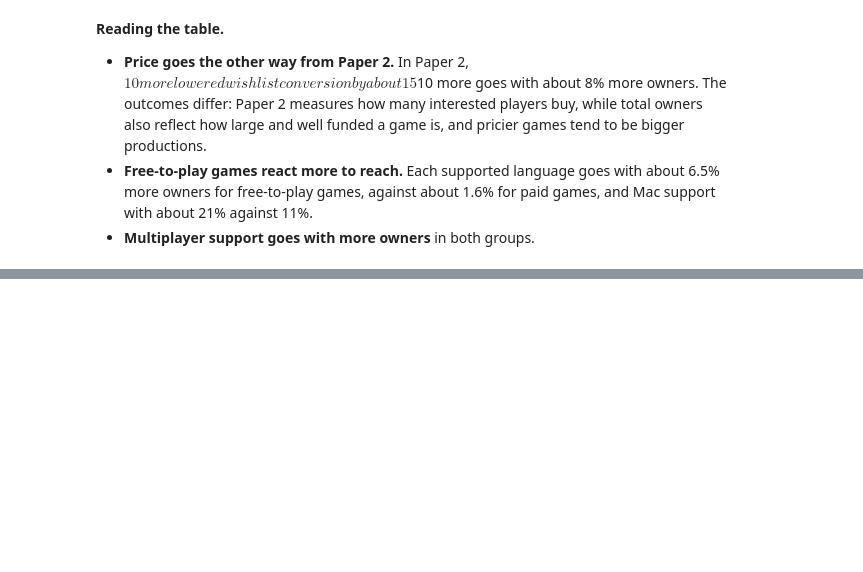
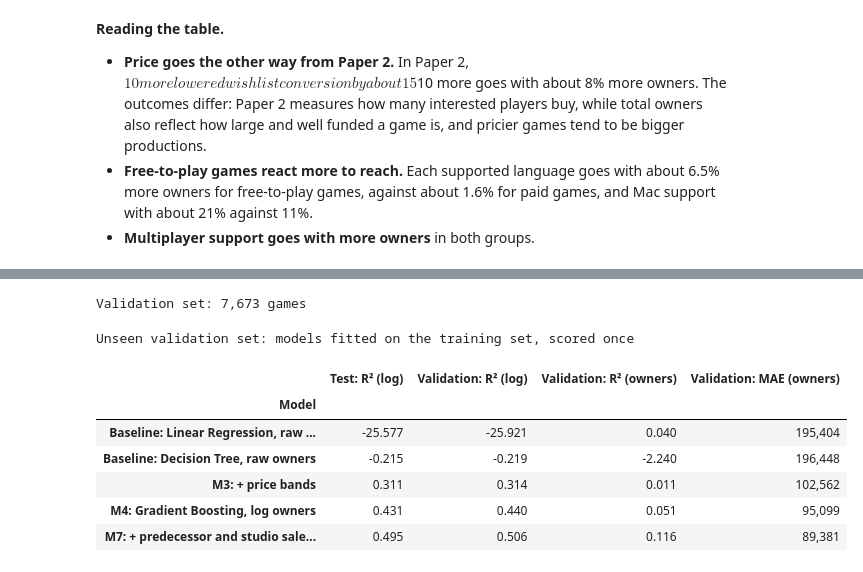
Before and after one commit to Hong5078/vgSaleAnalysis, a Jupyter notebook: novel_approach/novel_approach.ipynb, the cells around one changed output, grey strips where cells are left out. Saved outputs shown, nothing was run; the diff lists cells and outputs as text; code cells hidden in the pictures; blank space fills up the shorter version.

```diff
--- a/novel_approach/novel_approach.ipynb
+++ b/novel_approach/novel_approach.ipynb
@@ -436,0 +439,30 @@ Not run yet. This section is added only after development on the training and te
+# %%
+validation = add_columns(pd.read_csv("validation.csv.gz"))
+print(f"Validation set: {len(validation):,} games")
+
+FINAL = "M7: + predecessor and studio sales (analogy model)"
+SCORED = ["Baseline: Linear Regression, raw owners", "Baseline: Decision Tree, raw owners",
+          "M3: + price bands", "M4: Gradient Boosting, log owners", FINAL]
+rows = []
+for name in SCORED:
+    val_log = fit_predict(specs[name], train, validation)
+    rows.append({"Model": name, "Test: R² (log)": table.loc[name, "Test: R² (log)"],
+                 "Validation: R² (log)": r2_score(validation["log_owners"], val_log),
+                 "Validation: R² (owners)": r2_score(validation["owners"], np.expm1(val_log)),
+                 "Validation: MAE (owners)": mean_absolute_error(validation["owners"], np.expm1(val_log))})
+    if name == FINAL:
+        validation["pred"] = val_log
+validation_table = pd.DataFrame(rows).set_index("Model")
+validation_table.style.format({"Test: R² (log)": "{:.3f}", "Validation: R² (log)": "{:.3f}",
+                               "Validation: R² (owners)": "{:.3f}", "Validation: MAE (owners)": "{:,.0f}"}).set_caption(
+    "Unseen validation set: models fitted on the training set, scored once")
+# %% [output]
+Validation set: 7,673 games
+Unseen validation set: models fitted on the training set, scored once
+|  | Test: R² (log) | Validation: R² (log) | Validation: R² (owners) | Validation: MAE (owners) |
+| Model |  |  |  |  |
+| Baseline: Linear Regression, raw ... | -25.577 | -25.921 | 0.040 | 195,404 |
+| Baseline: Decision Tree, raw owners | -0.215 | -0.219 | -2.240 | 196,448 |
+| M3: + price bands | 0.311 | 0.314 | 0.011 | 102,562 |
+| M4: Gradient Boosting, log owners | 0.431 | 0.440 | 0.051 | 95,099 |
+| M7: + predecessor and studio sale... | 0.495 | 0.506 | 0.116 | 89,381 |
```
Also changed, not shown: parts of 5 cells of this notebook, 1 other file.
